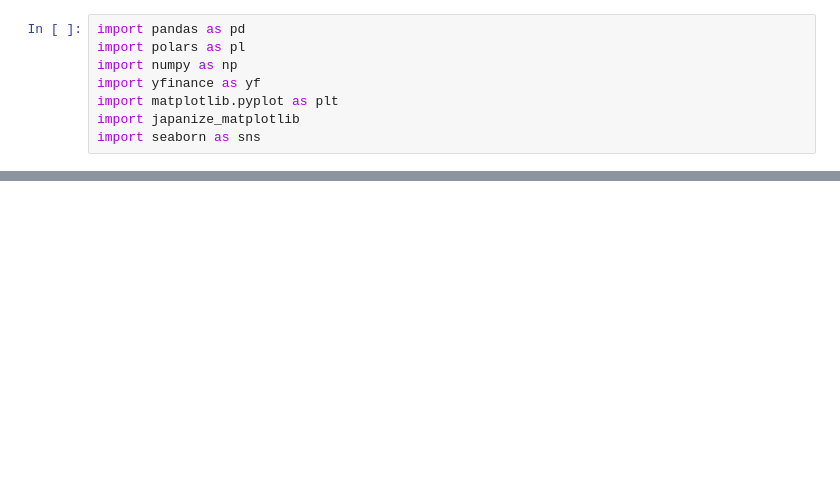
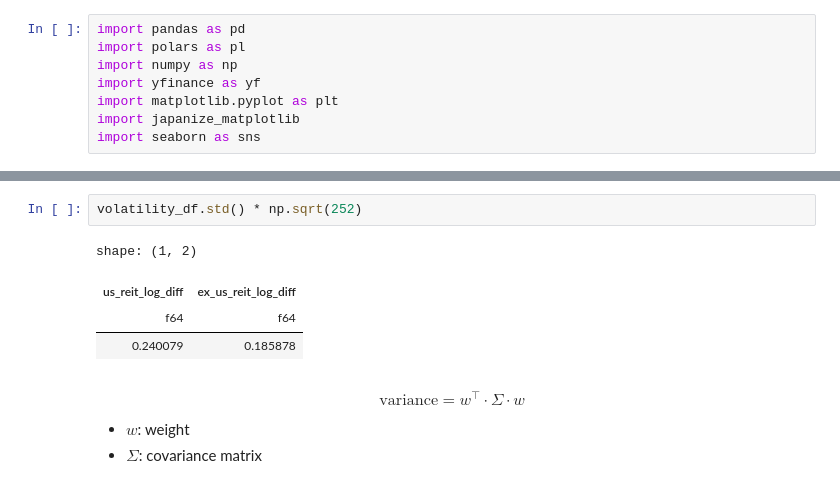
Before and after one commit to Keisei-Akiya/finance, a Jupyter notebook: src/evaluation_of_etf/reit.ipynb, the cells around one changed output, grey strips where cells are left out. Drawn from its saved outputs; the diff is of its cells as text; blank space fills up the shorter version.

```diff
--- a/src/evaluation_of_etf/reit.ipynb
+++ b/src/evaluation_of_etf/reit.ipynb
@@ -60,0 +78,14 @@ shape: (1, 3)
+# %%
+volatility_df.std() * np.sqrt(252)
+# %% [output]
+shape: (1, 2)
+| us_reit_log_diff | ex_us_reit_log_diff |
+| f64 | f64 |
+| 0.240079 | 0.185878 |
+# %% [markdown]
+$$
+\text{variance} = w^{\top} \cdot \Sigma \cdot w
+$$
+
+- $w$: weight
+- $\Sigma$: covariance matrix
```
Also changed, not shown: parts of 11 cells of this notebook.
